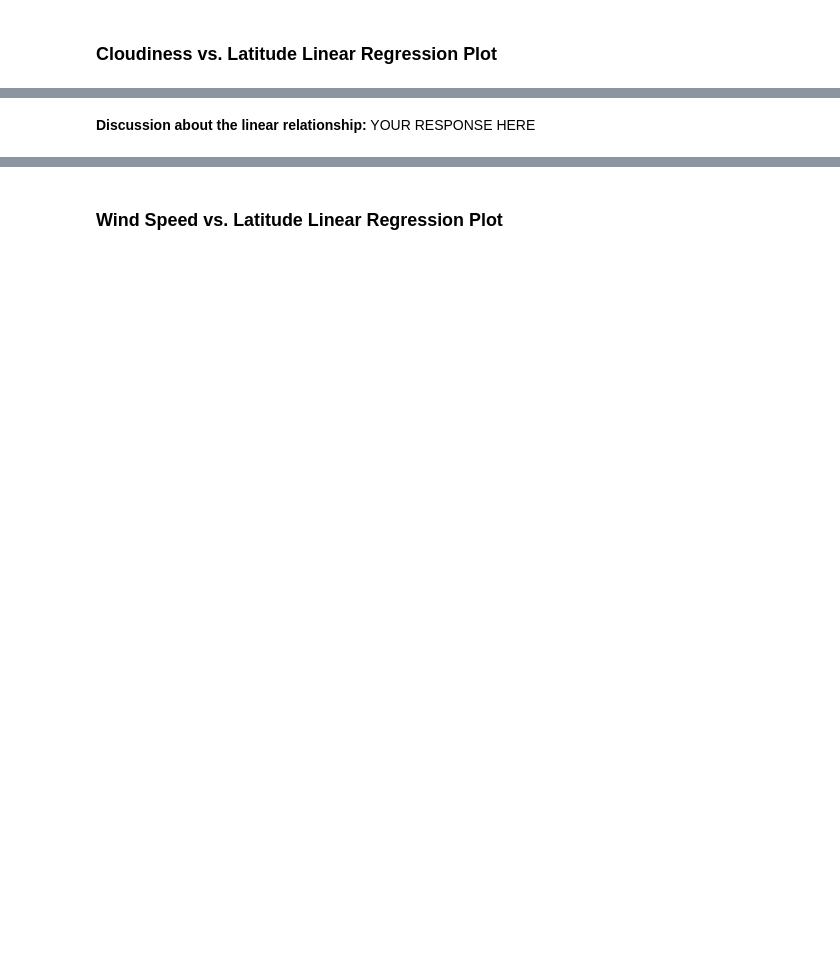
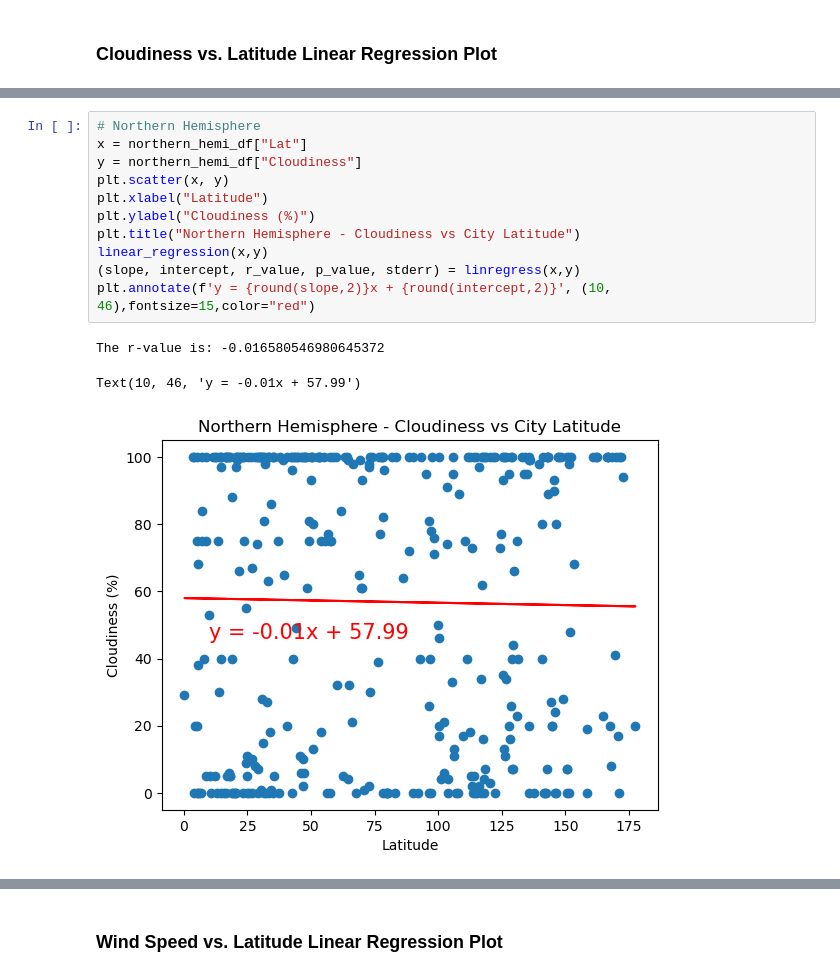
Before and after one commit to smepps1989/python-api-challenge, a Jupyter notebook: WeatherPy/WeatherPy.ipynb, the cells around one changed output, grey strips where cells are left out. Saved outputs shown, nothing was run; the diff lists cells and outputs as text; blank space fills up the shorter version.

```diff
--- a/WeatherPy/WeatherPy.ipynb
+++ b/WeatherPy/WeatherPy.ipynb
@@ -385,2 +373,15 @@ The r-value is: 0.02056735429994368
-# %% [markdown]
-**Discussion about the linear relationship:** YOUR RESPONSE HERE
+# %%
+# Northern Hemisphere
+x = northern_hemi_df["Lat"]
+y = northern_hemi_df["Cloudiness"]
+plt.scatter(x, y)
+plt.xlabel("Latitude")
+plt.ylabel("Cloudiness (%)")
+plt.title("Northern Hemisphere - Cloudiness vs City Latitude")
+linear_regression(x,y)
+(slope, intercept, r_value, p_value, stderr) = linregress(x,y)
+plt.annotate(f'y = {round(slope,2)}x + {round(intercept,2)}', (10, 46),fontsize=15,color="red")
+# %% [output]
+The r-value is: -0.016580546980645372
+Text(10, 46, 'y = -0.01x + 57.99')
+[figure, added]
```
Also changed, not shown: parts of 15 cells of this notebook.
